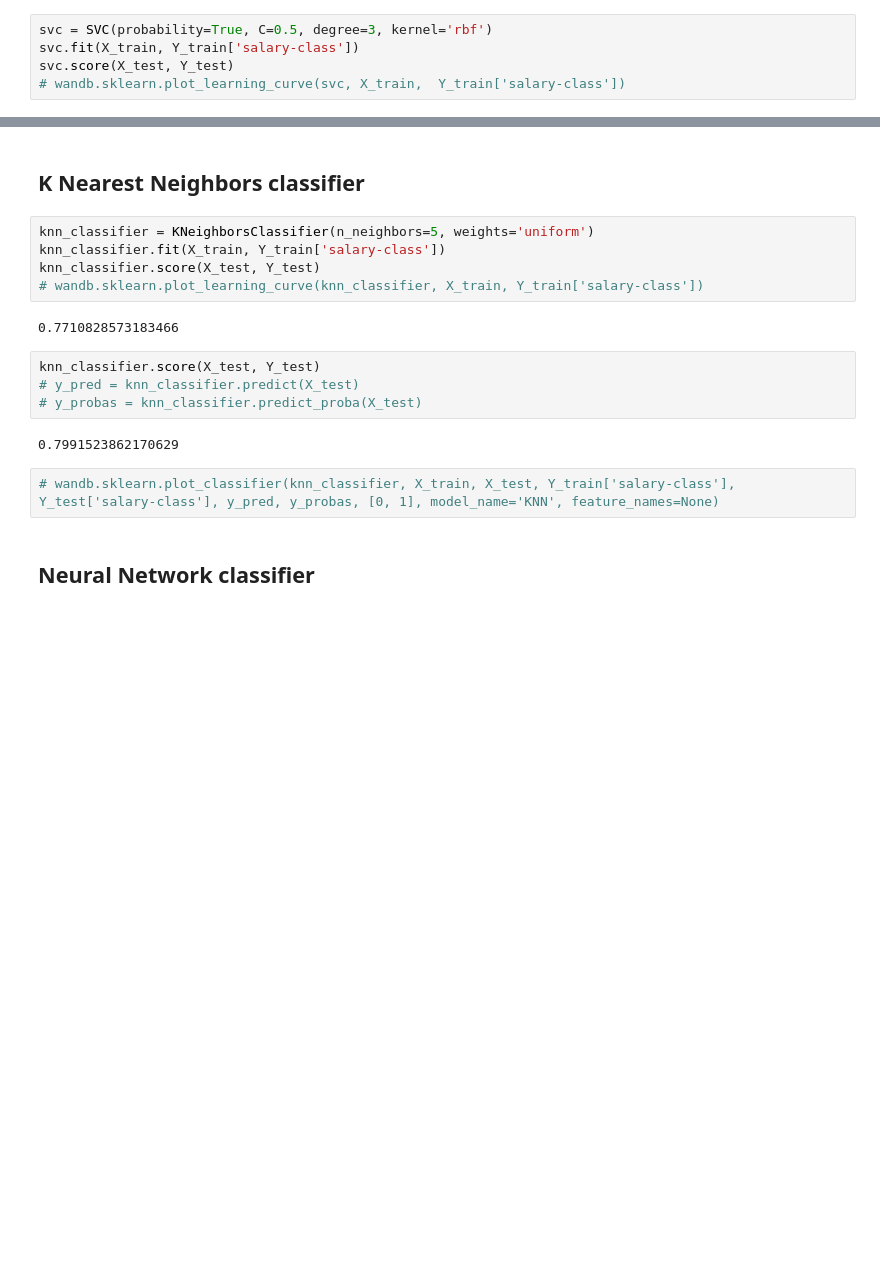
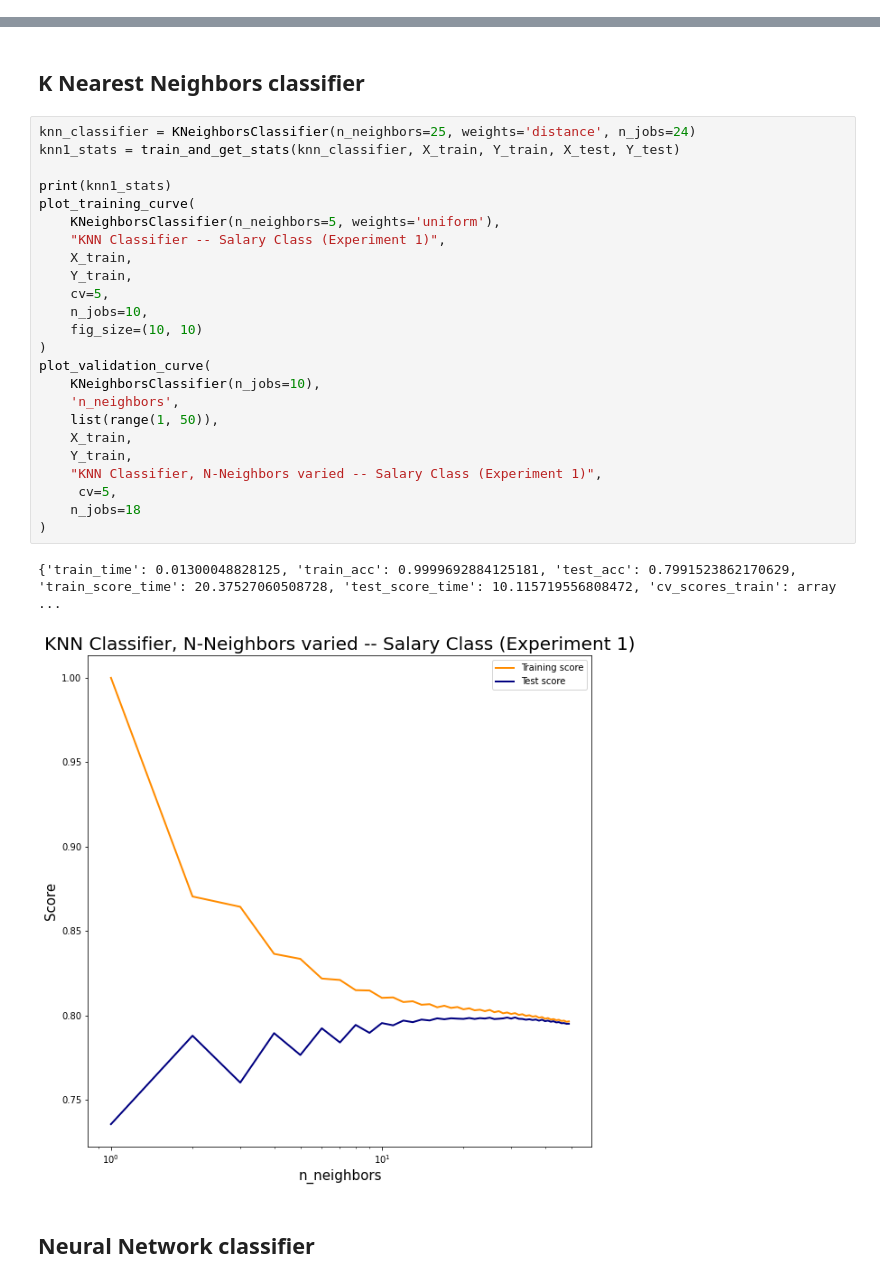
Before and after one commit to jacobromero/cs7641_p01, a Jupyter notebook: project_01_notebook.ipynb, the cells around one changed output, grey strips where cells are left out. Saved outputs shown, nothing was run; the diff lists cells and outputs as text; blank space fills up the shorter version.

```diff
--- a/project_01_notebook.ipynb
+++ b/project_01_notebook.ipynb
@@ -224,7 +272,2 @@ train_and_get_stats(dt_classifier, X_train, Y_train, X_test, Y_test)
 # %% [markdown]
 ## Support Vector Machine classifier
-# %%
-svc = SVC(probability=True, C=0.5, degree=3, kernel='rbf')
-svc.fit(X_train, Y_train['salary-class'])
-svc.score(X_test, Y_test)
-# wandb.sklearn.plot_learning_curve(svc, X_train,  Y_train['salary-class'])
@@ -241,19 +278,31 @@ svc.score(X_test, Y_test)
 # %% [markdown]
 ## K Nearest Neighbors classifier
-# %%
-knn_classifier = KNeighborsClassifier(n_neighbors=5, weights='uniform')
-knn_classifier.fit(X_train, Y_train['salary-class'])
-knn_classifier.score(X_test, Y_test)
-# wandb.sklearn.plot_learning_curve(knn_classifier, X_train, Y_train['salary-class'])
-# %% [output]
-0.7710828573183466
-# %%
-knn_classifier.score(X_test, Y_test)
-# y_pred = knn_classifier.predict(X_test)
-# y_probas = knn_classifier.predict_proba(X_test)
-# %% [output]
-0.7991523862170629
-# %%
-# wandb.sklearn.plot_classifier(knn_classifier, X_train, X_test, Y_train['salary-class'], Y_test['salary-class'], y_pred, y_probas, [0, 1], model_name='KNN', feature_names=None)
+# %%
+knn_classifier = KNeighborsClassifier(n_neighbors=25, weights='distance', n_jobs=24)
+knn1_stats = train_and_get_stats(knn_classifier, X_train, Y_train, X_test, Y_test)
+
+print(knn1_stats)
+plot_training_curve(
+    KNeighborsClassifier(n_neighbors=5, weights='uniform'),
+    "KNN Classifier -- Salary Class (Experiment 1)",
+    X_train,
+    Y_train,
+    cv=5,
+    n_jobs=10,
+    fig_size=(10, 10)
+)
+plot_validation_curve(
+    KNeighborsClassifier(n_jobs=10),
+    'n_neighbors',
+    list(range(1, 50)),
+    X_train,
+    Y_train,
+    "KNN Classifier, N-Neighbors varied -- Salary Class (Experiment 1)",
+     cv=5,
+    n_jobs=18
+)
+# %% [output]
+{'train_time': 0.01300048828125, 'train_acc': 0.9999692884125181, 'test_acc': 0.7991523862170629, 'train_score_time': 20.37527060508728, 'test_score_time': 10.115719556808472, 'cv_scores_train': array ...
+[figure, added]
 # %% [markdown]
 ## Neural Network classifier
```
Also changed, not shown: parts of 64 cells of this notebook, 7 other files.
